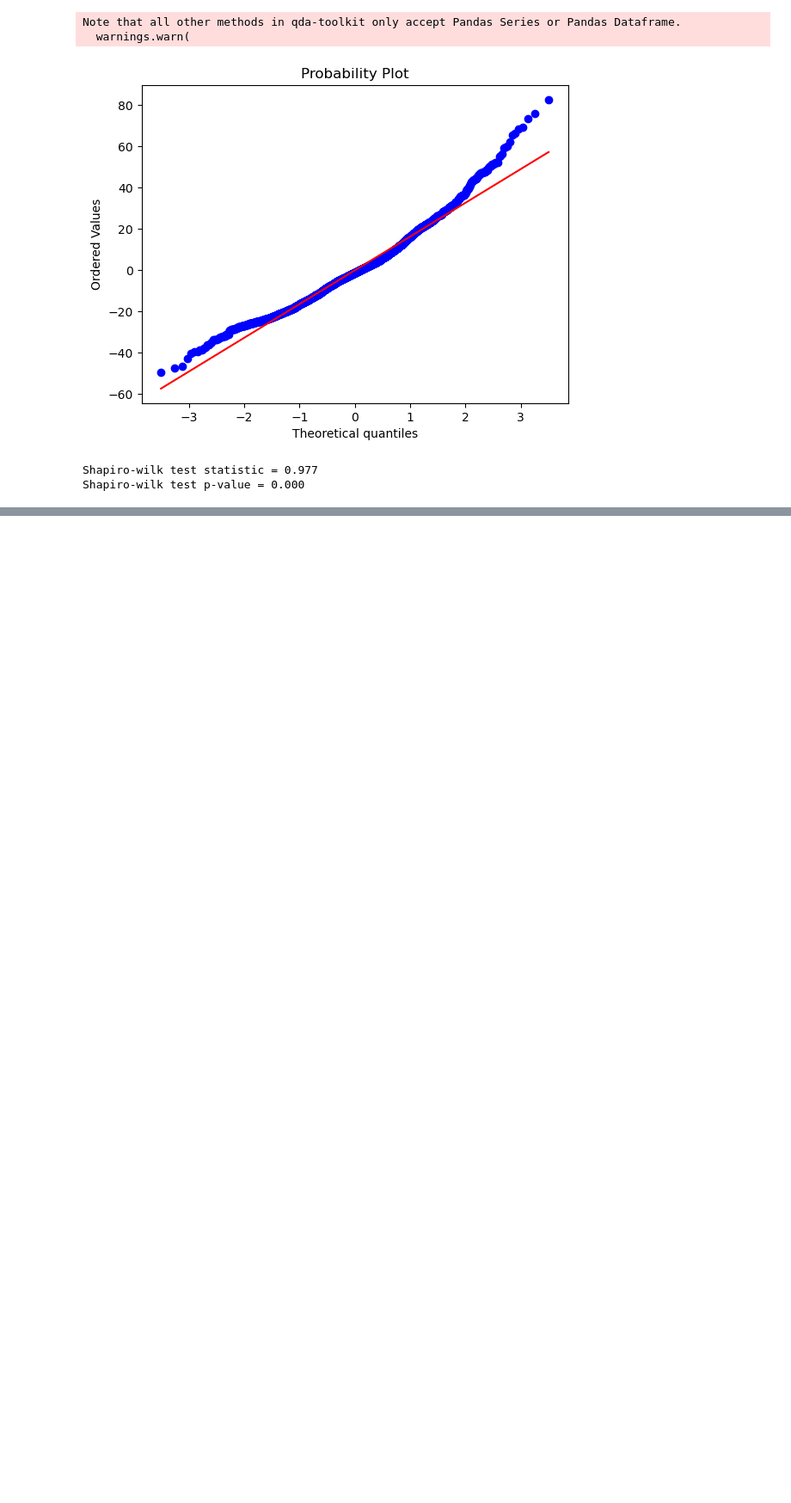
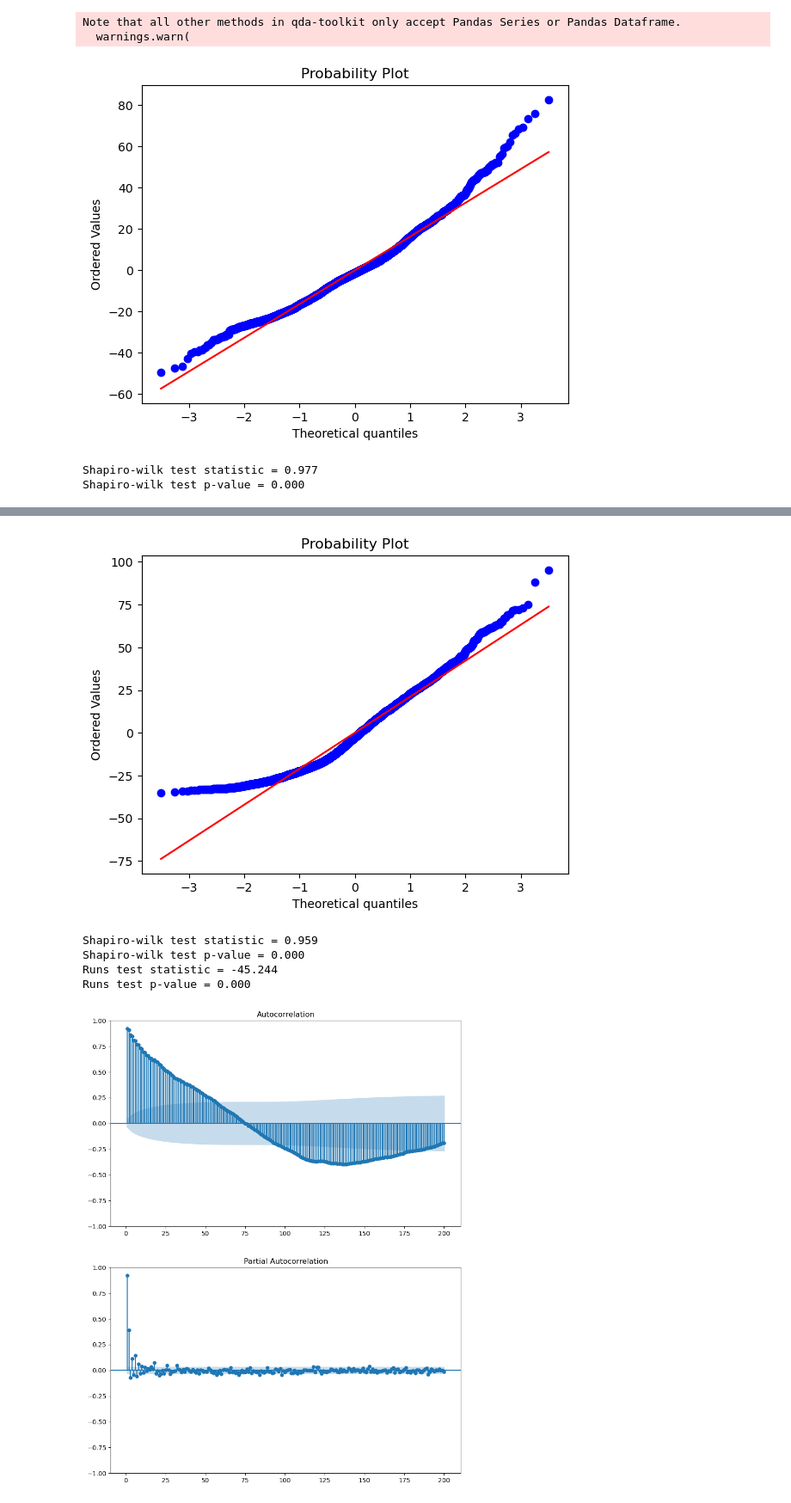
Before and after one commit to Cimap-dev/qda-project, a Jupyter notebook: Analysis_rowwise.ipynb, the cells around one changed output, grey strips where cells are left out. Shown at 86% size. Cells and saved outputs as stored; diff of their text form; code cells hidden in the pictures; blank space fills up the shorter version.

Commit message:
ritaglio layer generale

```diff
--- a/Analysis_rowwise.ipynb
+++ b/Analysis_rowwise.ipynb
@@ -367,0 +454,21 @@ Shapiro-wilk test p-value = 0.000
+# %%
+import pandas as pd
+import numpy as np
+import matplotlib.pyplot as plt
+import seaborn as sns
+from sklearn.preprocessing import PowerTransformer
+from scipy import stats
+import statsmodels.api as sm
+# Step 1: Add time (index) and quadratic time term
+df['t'] = df.index  # Time as the index (row number)
+df['t_squared'] = df['t'] ** 2  # Quadratic term for time
+df['t_cubed'] = df['t'] ** 3  # Cubic term for time
+
+# Step 2: Fit the regression model with t, t^2, t^3 and layer_id
+X = sm.add_constant(df[['t', 't_squared','t_cubed', 'layer_id']])  # Add constant term for intercept
+y= df['T2']  # Target variable
+
+# Create a StepwiseRegression object using the qda library
+stepwise = qda.StepwiseRegression(add_constant = True, direction = 'both', alpha_to_enter = 0.15, alpha_to_remove = 0.15)
+# Fit the model
+model = stepwise.fit(y, X)
@@ -367,0 +493,4 @@ Shapiro-wilk test p-value = 0.000
+# %%
+# Print the summary of the model
+model = model.model_fit
+qda.summary(model)
@@ -367,0 +515,11 @@ Shapiro-wilk test p-value = 0.000
+# %%
+residuals = model.resid
+_= qda.Assumptions(residuals).normality()
+_= qda.Assumptions(residuals).independence()
+# %% [output]
+[figure, added]
+Shapiro-wilk test statistic = 0.959
+Shapiro-wilk test p-value = 0.000
+Runs test statistic = -45.244
+Runs test p-value = 0.000
+[figure, added]
```
Also changed, not shown: parts of 7 cells of this notebook.
